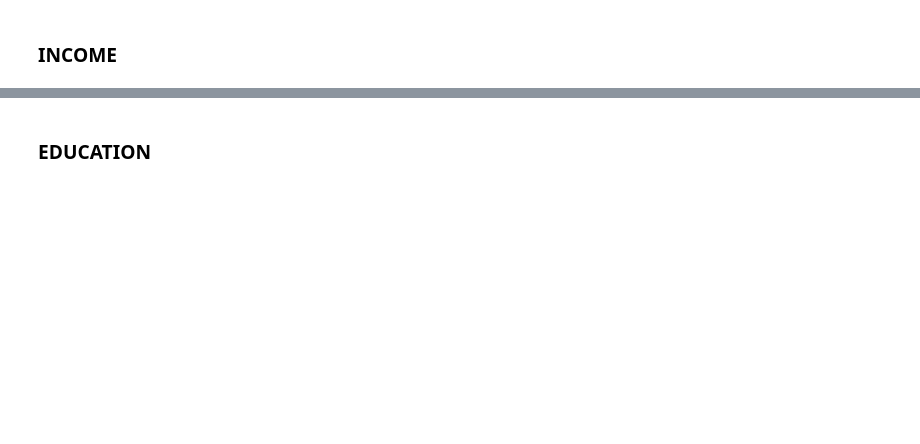
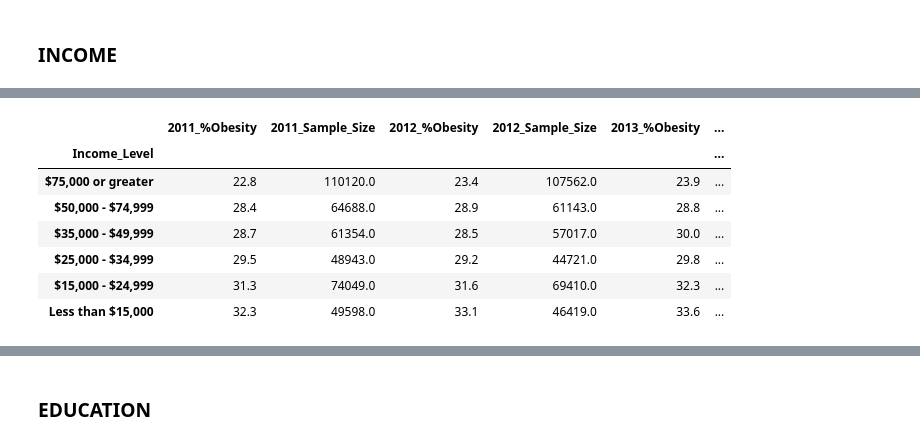
Before and after one commit to jiexiqu/obesityintheus, a Jupyter notebook: explore_eda_obesity.ipynb, the cells around one changed output, grey strips where cells are left out. Saved outputs shown, nothing was run; the diff lists cells and outputs as text; code cells hidden in the pictures; blank space fills up the shorter version.

```diff
--- a/explore_eda_obesity.ipynb
+++ b/explore_eda_obesity.ipynb
@@ -276,0 +252,12 @@ us_gender[us_gender['Stratification1'] == 'Female']
+# %%
+#finding weighted mean across all states for each year, female
+def weighted_f_mean (df, year):
+    test_f = df[(df['Stratification1']=='Female')&(df['YearStart']==year)]
+    test_f_mean = (test_f['Data_Value']*test_f['Sample_Size']).sum()/test_f['Sample_Size'].sum()
+    return test_f_mean
+years = [2011, 2012, 2013, 2014, 2015]
+lst_weighted_f_mean = []
+for year in years:
+    lst_weighted_f_mean.append(weighted_f_mean(us_gender, year))
+
+lst_weighted_f_mean #comparing to the "National" female %obesity shown in the cell above, the two results are close but not the same
@@ -349,0 +393,11 @@ obesity_income_2013_g.rename(columns={"Stratification1": "Income_Level", "Data_V
+# %%
+#putting into function, return national average %obesity across all states, found based on 'National' filter
+def income_national_ob(df, year):
+    df1 = df[df['YearStart']==year]
+    df1 = df1[['Data_Value','Sample_Size','Stratification1']]
+    df1 = df1[~(df1['Stratification1']=='Data not reported')].sort_values(by='Data_Value')
+    #df2 = df1.reset_index(inplace=True)
+    df1.rename(columns={"Stratification1": "Income_Level", "Data_Value": str(year)+"_%Obesity",
+                       'Sample_Size':str(year)+'_Sample_Size'}, inplace=True)
+
+    return df1
@@ -350 +415,22 @@ obesity_income_2013_g.rename(columns={"Stratification1": "Income_Level", "Data_V
+# %%
+income_n_2011 = income_national_ob(income_national, 2011)
+income_n_2012 = income_national_ob(income_national, 2012)
+income_n_2013 = income_national_ob(income_national, 2013)
+income_n_2014 = income_national_ob(income_national, 2014)
+income_n_2015 = income_national_ob(income_national, 2015)
+
+
+df_income_n = income_n_2011.set_index('Income_Level').join(income_n_2012.set_index(
+    'Income_Level')).join(income_n_2013.set_index('Income_Level')).join(income_n_2014.set_index('Income_Level')).join(income_n_2015.set_index('Income_Level'))
+
+df_income_n #returns joined table with for years 2011-2015, income_leve vs %obesity
+# %% [output]
+|  | 2011_%Obesity | 2011_Sample_Size | 2012_%Obesity | 2012_Sample_Size | 2013_%Obesity | ... |
+| Income_Level |  |  |  |  |  | ... |
+| $75,000 or greater | 22.8 | 110120.0 | 23.4 | 107562.0 | 23.9 | ... |
+| $50,000 - $74,999 | 28.4 | 64688.0 | 28.9 | 61143.0 | 28.8 | ... |
+| $35,000 - $49,999 | 28.7 | 61354.0 | 28.5 | 57017.0 | 30.0 | ... |
+| $25,000 - $34,999 | 29.5 | 48943.0 | 29.2 | 44721.0 | 29.8 | ... |
+| $15,000 - $24,999 | 31.3 | 74049.0 | 31.6 | 69410.0 | 32.3 | ... |
+| Less than $15,000 | 32.3 | 49598.0 | 33.1 | 46419.0 | 33.6 | ... |
 # %%
```
Also changed, not shown: parts of 73 cells of this notebook.
